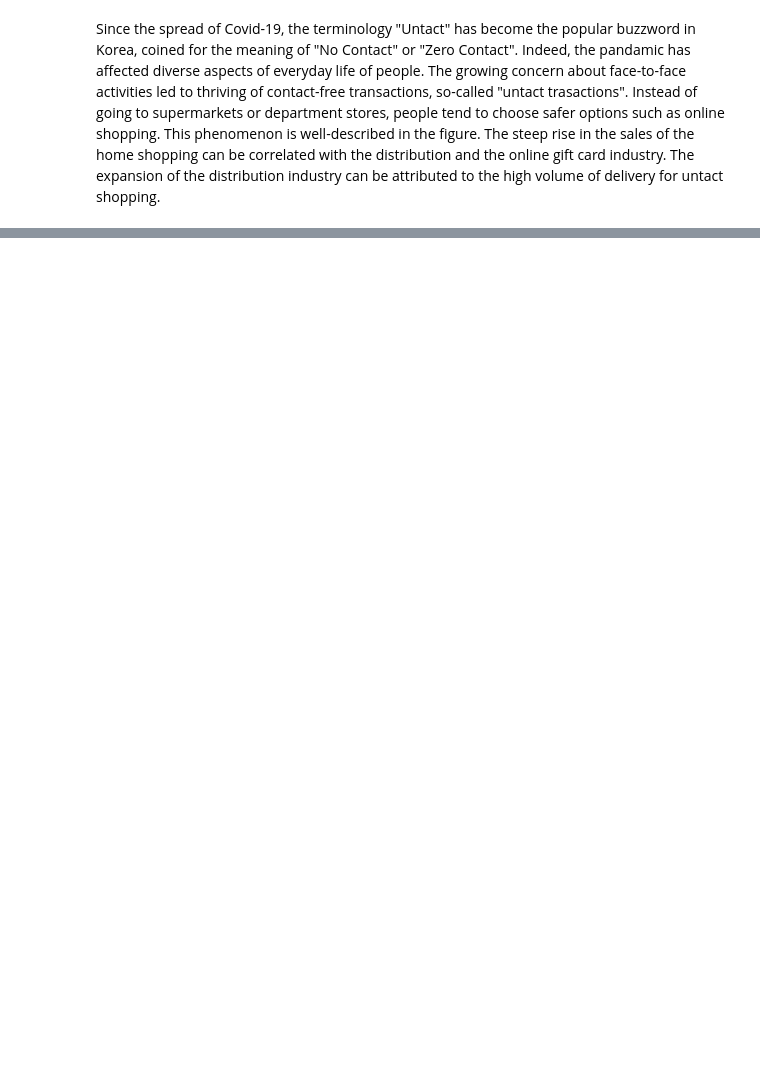
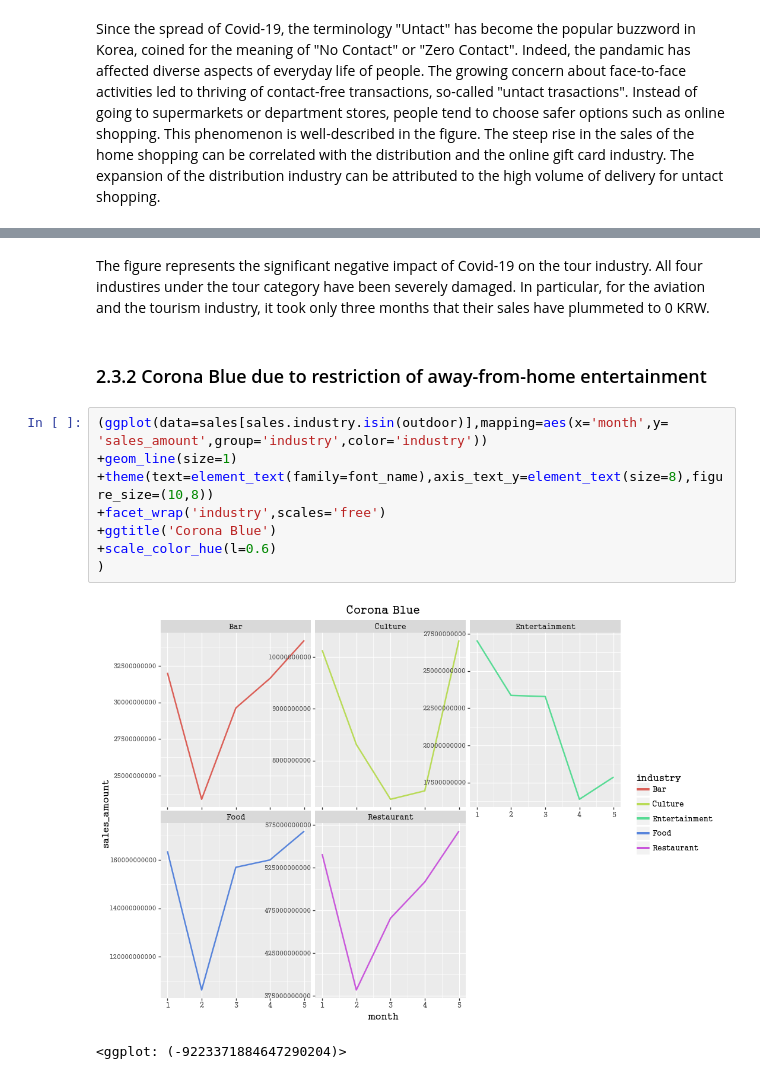
Before and after one commit to JieunKim-Econ/Covid_EDA_with_R, a Jupyter notebook: Risk-Resilience Matrix Analysis-C2.ipynb, the cells around one changed output, grey strips where cells are left out. Drawn from its saved outputs; the diff is of its cells as text; blank space fills up the shorter version.

```diff
--- a/Risk-Resilience Matrix Analysis-C2.ipynb
+++ b/Risk-Resilience Matrix Analysis-C2.ipynb
@@ -382,0 +418,15 @@ Since the spread of Covid-19, the terminology "Untact" has become the popular bu
+# %% [markdown]
+The figure represents the significant negative impact of Covid-19 on the tour industry. All four industires under the tour category have been severely damaged. In particular, for the aviation and the tourism industry, it took only three months that their sales have plummeted to 0 KRW.
+# %% [markdown]
+### 2.3.2 Corona Blue due to restriction of away-from-home entertainment
+# %%
+(ggplot(data=sales[sales.industry.isin(outdoor)],mapping=aes(x='month',y= 'sales_amount',group='industry',color='industry'))
++geom_line(size=1)
++theme(text=element_text(family=font_name),axis_text_y=element_text(size=8),figure_size=(10,8))
++facet_wrap('industry',scales='free')
++ggtitle('Corona Blue')
++scale_color_hue(l=0.6)
+)
+# %% [output]
+[figure, added]
+<ggplot: (-9223371884647290204)>
```
Also changed, not shown: parts of 25 cells of this notebook.
